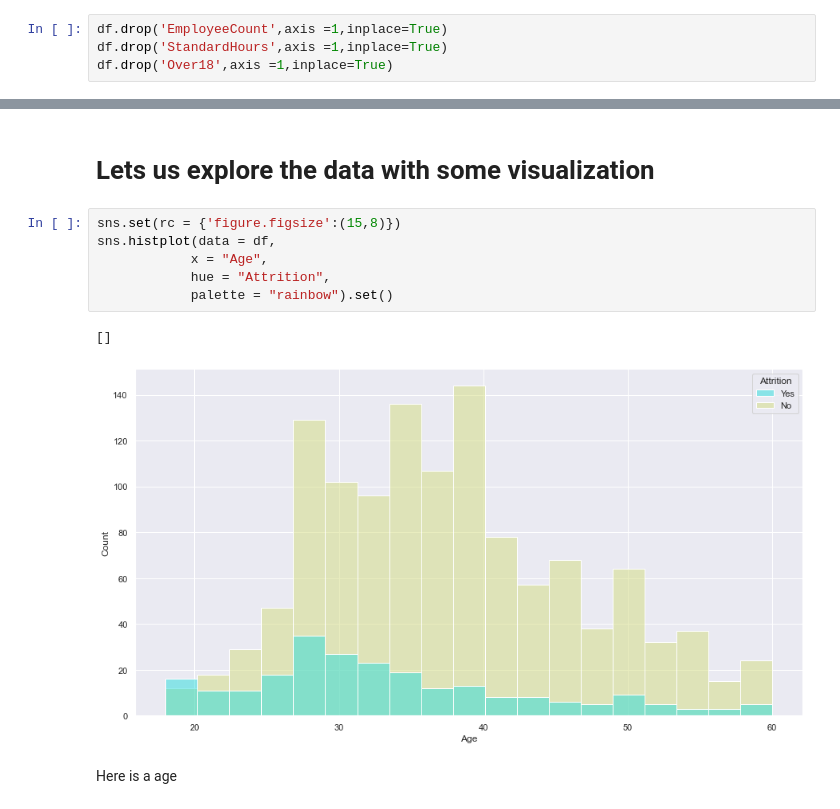
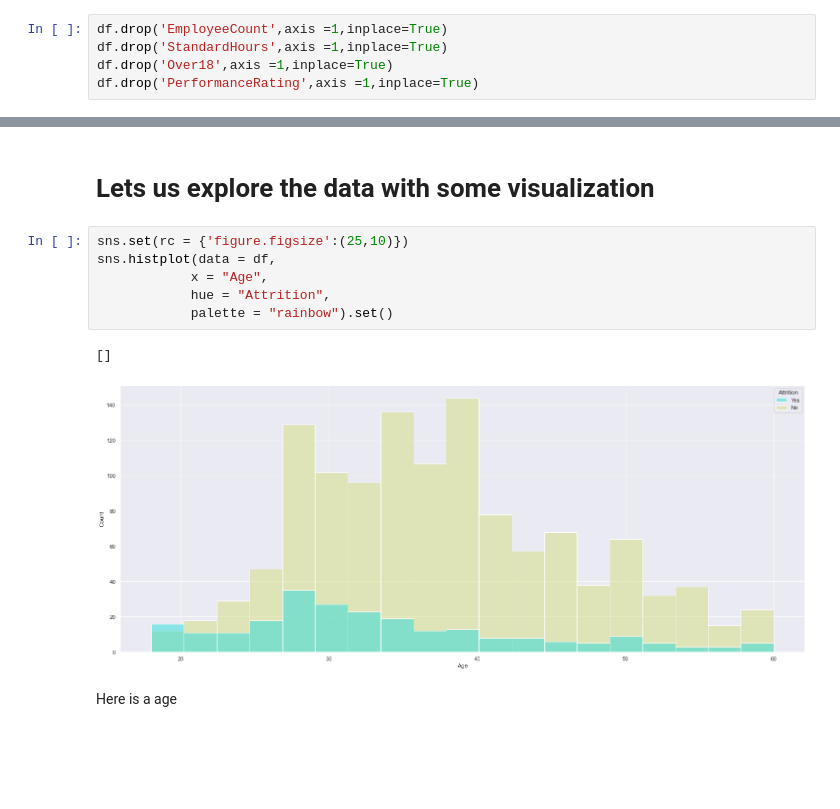
Before and after one commit to AmanKrishna171/HR_Analytics_Data_Science_Project, a Jupyter notebook: CW_Part1.ipynb, the cells around one changed output, grey strips where cells are left out. Drawn from its saved outputs; the diff is of its cells as text; blank space fills up the shorter version.

```diff
--- a/CW_Part1.ipynb
+++ b/CW_Part1.ipynb
@@ -126,6 +127,7 @@ since the above features only have a single value, it is better to drop them
 df.drop('EmployeeCount',axis =1,inplace=True)
 df.drop('StandardHours',axis =1,inplace=True)
 df.drop('Over18',axis =1,inplace=True)
+df.drop('PerformanceRating',axis =1,inplace=True)
 # %% [markdown]
 We can also see EmployeeNumber which would also not help in any form of predicition so that can be dropped as well
 # %%
@@ -133,13 +135,13 @@ df.drop('EmployeeNumber',axis =1,inplace=True)
 # %% [markdown]
 # Lets us explore the data with some visualization
 # %%
-sns.set(rc = {'figure.figsize':(15,8)})
+sns.set(rc = {'figure.figsize':(25,10)})
 sns.histplot(data = df,
             x = "Age",
             hue = "Attrition",
             palette = "rainbow").set()
 # %% [output]
 []
-[figure, old version]
+[figure, new version]
 # %% [markdown]
 Here is a age
```
Also changed, not shown: parts of 54 cells of this notebook.
